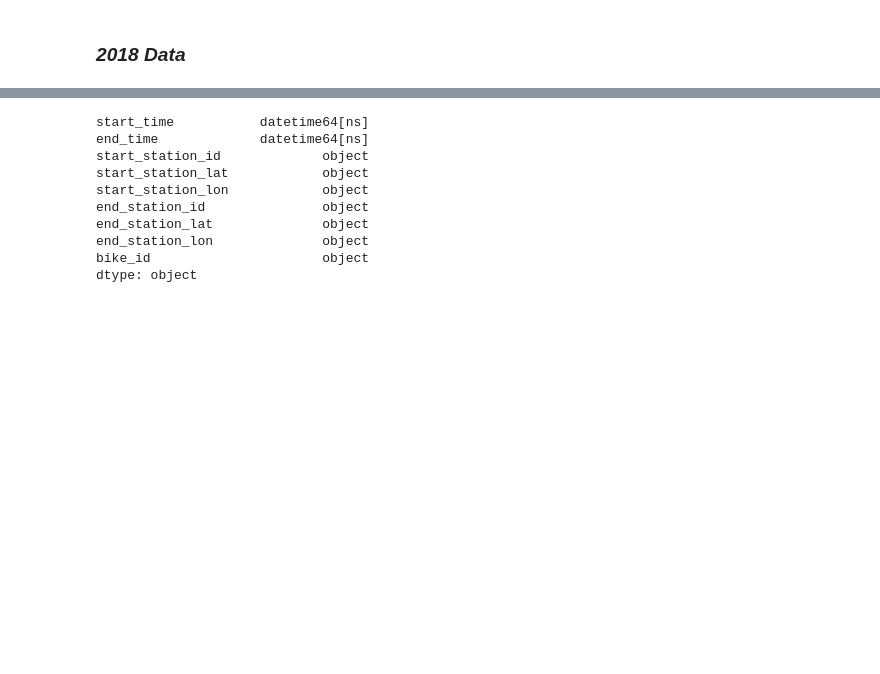
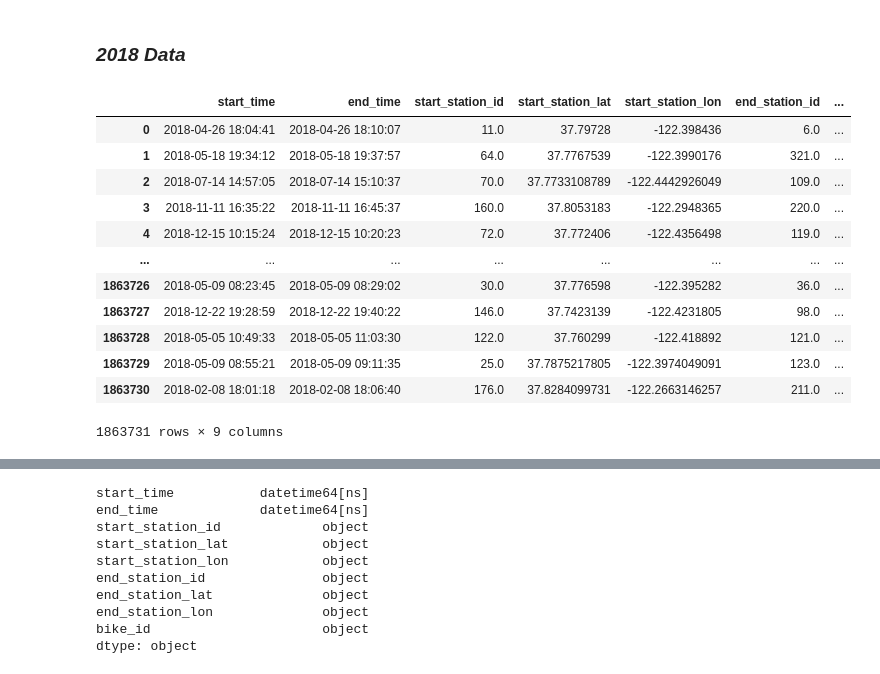
Before and after one commit to darebakdavca/Team_Project_DSML, a Jupyter notebook: Notebooks/3_Data_Preparation.ipynb, the cells around one changed output, grey strips where cells are left out. Drawn from its saved outputs; the diff is of its cells as text; code cells hidden in the pictures; blank space fills up the shorter version.

```diff
--- a/Notebooks/3_Data_Preparation.ipynb
+++ b/Notebooks/3_Data_Preparation.ipynb
@@ -15,3 +16,19 @@ baywheels_df['start_time'] = pd.to_datetime(baywheels_df['start_time'],
                                                 format="Date: %d/%m/%y; Time: %H:%M:%S", errors='coerce')
 baywheels_df['end_time'] = pd.to_datetime(baywheels_df['end_time'],
                                                 format="Date: %d/%m/%y; Time: %H:%M:%S", errors='coerce')
+# %%
+baywheels_df
+# %% [output]
+|  | start_time | end_time | start_station_id | start_station_lat | start_station_lon | end_station_id | ... |
+| 0 | 2018-04-26 18:04:41 | 2018-04-26 18:10:07 | 11.0 | 37.79728 | -122.398436 | 6.0 | ... |
+| 1 | 2018-05-18 19:34:12 | 2018-05-18 19:37:57 | 64.0 | 37.7767539 | -122.3990176 | 321.0 | ... |
+| 2 | 2018-07-14 14:57:05 | 2018-07-14 15:10:37 | 70.0 | 37.7733108789 | -122.4442926049 | 109.0 | ... |
+| 3 | 2018-11-11 16:35:22 | 2018-11-11 16:45:37 | 160.0 | 37.8053183 | -122.2948365 | 220.0 | ... |
+| 4 | 2018-12-15 10:15:24 | 2018-12-15 10:20:23 | 72.0 | 37.772406 | -122.4356498 | 119.0 | ... |
+| ... | ... | ... | ... | ... | ... | ... | ... |
+| 1863726 | 2018-05-09 08:23:45 | 2018-05-09 08:29:02 | 30.0 | 37.776598 | -122.395282 | 36.0 | ... |
+| 1863727 | 2018-12-22 19:28:59 | 2018-12-22 19:40:22 | 146.0 | 37.7423139 | -122.4231805 | 98.0 | ... |
+| 1863728 | 2018-05-05 10:49:33 | 2018-05-05 11:03:30 | 122.0 | 37.760299 | -122.418892 | 121.0 | ... |
+| 1863729 | 2018-05-09 08:55:21 | 2018-05-09 09:11:35 | 25.0 | 37.7875217805 | -122.3974049091 | 123.0 | ... |
+| 1863730 | 2018-02-08 18:01:18 | 2018-02-08 18:06:40 | 176.0 | 37.8284099731 | -122.2663146257 | 211.0 | ... |
+1863731 rows × 9 columns
```
Also changed, not shown: parts of 5 cells of this notebook.
